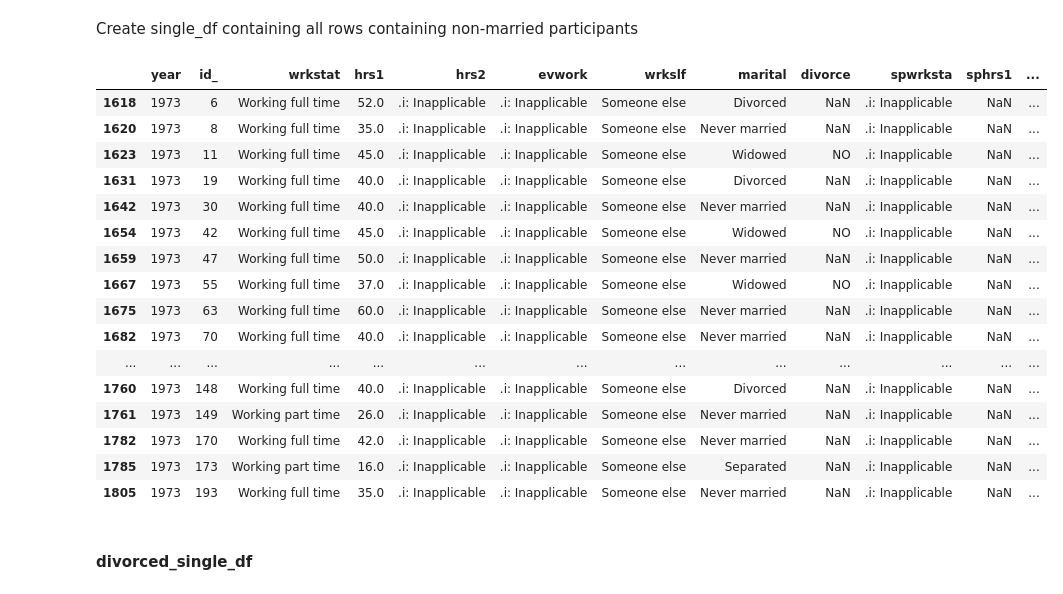
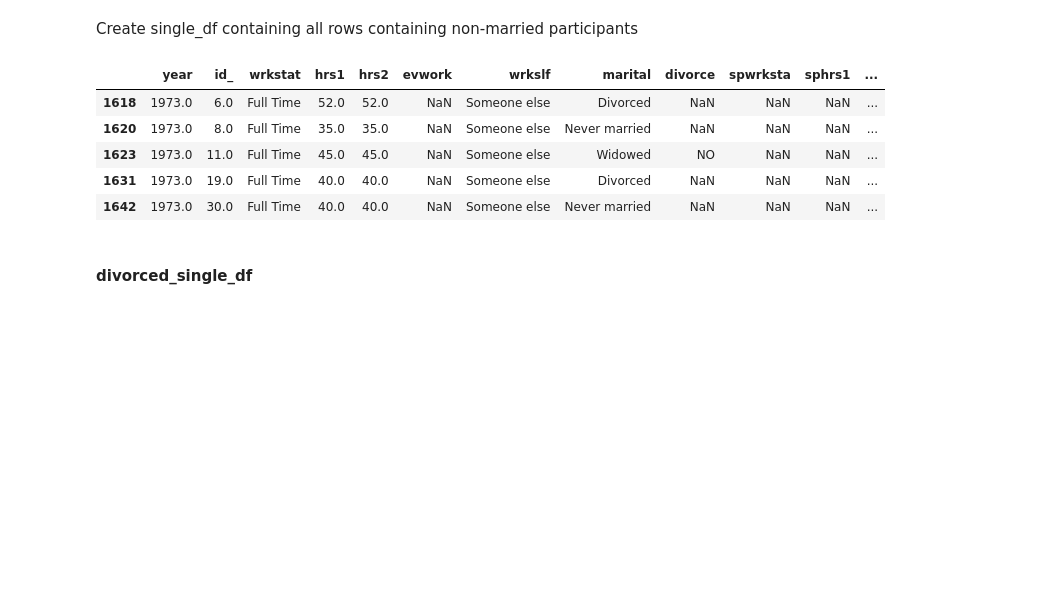
Before and after one commit to DS3001/group22, a Jupyter notebook: Midterm_Work.ipynb, the cells around one changed output. Saved outputs shown, nothing was run; the diff lists cells and outputs as text; code cells hidden in the pictures; blank space fills up the shorter version.

```diff
--- a/Midterm_Work.ipynb
+++ b/Midterm_Work.ipynb
@@ -168,0 +526,3 @@ array(["Bachelor's", 'Less than high school', 'High school', 'Graduate',
+# %%
+var = 'spdeg'
+df[var].unique()
@@ -168,0 +539,11 @@ array(["Bachelor's", 'Less than high school', 'High school', 'Graduate',
+# %%
+df.loc[df[var] == ".i:  Inapplicable", var] = np.nan
+df.loc[df[var] == ".d:  Do not Know/Cannot Choose", var] = np.nan
+df.loc[df[var] == ".n:  No answer", var] = np.nan
+df.loc[df[var] == ".s:  Skipped on Web", var] = np.nan
+df.loc[df[var] == ".x:  Not available in this release", var] = np.nan
+df.loc[df[var] == "HIGH SCHOOL", var] = "High school"
+df.loc[df[var] == "GRADUATE", var] = "Graduate"
+df.loc[df[var] == "LT HIGH SCHOOL", var] = "Less than high school"
+df.loc[df[var] == "BACHELOR", var] = "Bachelor's"
+df.loc[df[var] == "ASSOCIATE/JUNIOR COLLEGE", var] = "Associate/junior college"
@@ -168,0 +558,3 @@ array(["Bachelor's", 'Less than high school', 'High school', 'Graduate',
+# %%
+var = 'ballot'
+df[var].unique()
@@ -168,0 +564,6 @@ array(["Bachelor's", 'Less than high school', 'High school', 'Graduate',
+# %%
+df.loc[df[var] == ".i:  Inapplicable", var] = np.nan
+df.loc[df[var] == "Ballot a", var] = 'A'
+df.loc[df[var] == "Ballot b", var] = 'B'
+df.loc[df[var] == "Ballot c", var] = 'C'
+df.loc[df[var] == "Ballot d", var] = 'D'
@@ -205,25 +611,14 @@ Create single_df containing all rows containing non-married participants
 # %%
 single_df = df.loc[df['marital'] != 'Married']
 single_df = single_df[single_df['hrs1'].notna()]
-single_df.head(20)
+single_df.head()
 # %% [output]
 |  | year | id_ | wrkstat | hrs1 | hrs2 | evwork | wrkslf | marital | divorce | spwrksta | sphrs1 | ... |
-| 1618 | 1973 | 6 | Working full time | 52.0 | .i: Inapplicable | .i: Inapplicable | Someone else | Divorced | NaN | .i: Inapplicable | NaN | ... |
-| 1620 | 1973 | 8 | Working full time | 35.0 | .i: Inapplicable | .i: Inapplicable | Someone else | Never married | NaN | .i: Inapplicable | NaN | ... |
-| 1623 | 1973 | 11 | Working full time | 45.0 | .i: Inapplicable | .i: Inapplicable | Someone else | Widowed | NO | .i: Inapplicable | NaN | ... |
-| 1631 | 1973 | 19 | Working full time | 40.0 | .i: Inapplicable | .i: Inapplicable | Someone else | Divorced | NaN | .i: Inapplicable | NaN | ... |
-| 1642 | 1973 | 30 | Working full time | 40.0 | .i: Inapplicable | .i: Inapplicable | Someone else | Never married | NaN | .i: Inapplicable | NaN | ... |
-| 1654 | 1973 | 42 | Working full time | 45.0 | .i: Inapplicable | .i: Inapplicable | Someone else | Widowed | NO | .i: Inapplicable | NaN | ... |
-| 1659 | 1973 | 47 | Working full time | 50.0 | .i: Inapplicable | .i: Inapplicable | Someone else | Never married | NaN | .i: Inapplicable | NaN | ... |
-| 1667 | 1973 | 55 | Working full time | 37.0 | .i: Inapplicable | .i: Inapplicable | Someone else | Widowed | NO | .i: Inapplicable | NaN | ... |
-| 1675 | 1973 | 63 | Working full time | 60.0 | .i: Inapplicable | .i: Inapplicable | Someone else | Never married | NaN | .i: Inapplicable | NaN | ... |
-| 1682 | 1973 | 70 | Working full time | 40.0 | .i: Inapplicable | .i: Inapplicable | Someone else | Never married | NaN | .i: Inapplicable | NaN | ... |
-| ... | ... | ... | ... | ... | ... | ... | ... | ... | ... | ... | ... | ... |
-| 1760 | 1973 | 148 | Working full time | 40.0 | .i: Inapplicable | .i: Inapplicable | Someone else | Divorced | NaN | .i: Inapplicable | NaN | ... |
-| 1761 | 1973 | 149 | Working part time | 26.0 | .i: Inapplicable | .i: Inapplicable | Someone else | Never married | NaN | .i: Inapplicable | NaN | ... |
-| 1782 | 1973 | 170 | Working full time | 42.0 | .i: Inapplicable | .i: Inapplicable | Someone else | Never married | NaN | .i: Inapplicable | NaN | ... |
-| 1785 | 1973 | 173 | Working part time | 16.0 | .i: Inapplicable | .i: Inapplicable | Someone else | Separated | NaN | .i: Inapplicable | NaN | ... |
-| 1805 | 1973 | 193 | Working full time | 35.0 | .i: Inapplicable | .i: Inapplicable | Someone else | Never married | NaN | .i: Inapplicable | NaN | ... |
+| 1618 | 1973.0 | 6.0 | Full Time | 52.0 | 52.0 | NaN | Someone else | Divorced | NaN | NaN | NaN | ... |
+| 1620 | 1973.0 | 8.0 | Full Time | 35.0 | 35.0 | NaN | Someone else | Never married | NaN | NaN | NaN | ... |
+| 1623 | 1973.0 | 11.0 | Full Time | 45.0 | 45.0 | NaN | Someone else | Widowed | NO | NaN | NaN | ... |
+| 1631 | 1973.0 | 19.0 | Full Time | 40.0 | 40.0 | NaN | Someone else | Divorced | NaN | NaN | NaN | ... |
+| 1642 | 1973.0 | 30.0 | Full Time | 40.0 | 40.0 | NaN | Someone else | Never married | NaN | NaN | NaN | ... |
 # %% [markdown]
 #### divorced_single_df
 # %%
```
Also changed, not shown: parts of 88 cells of this notebook.
